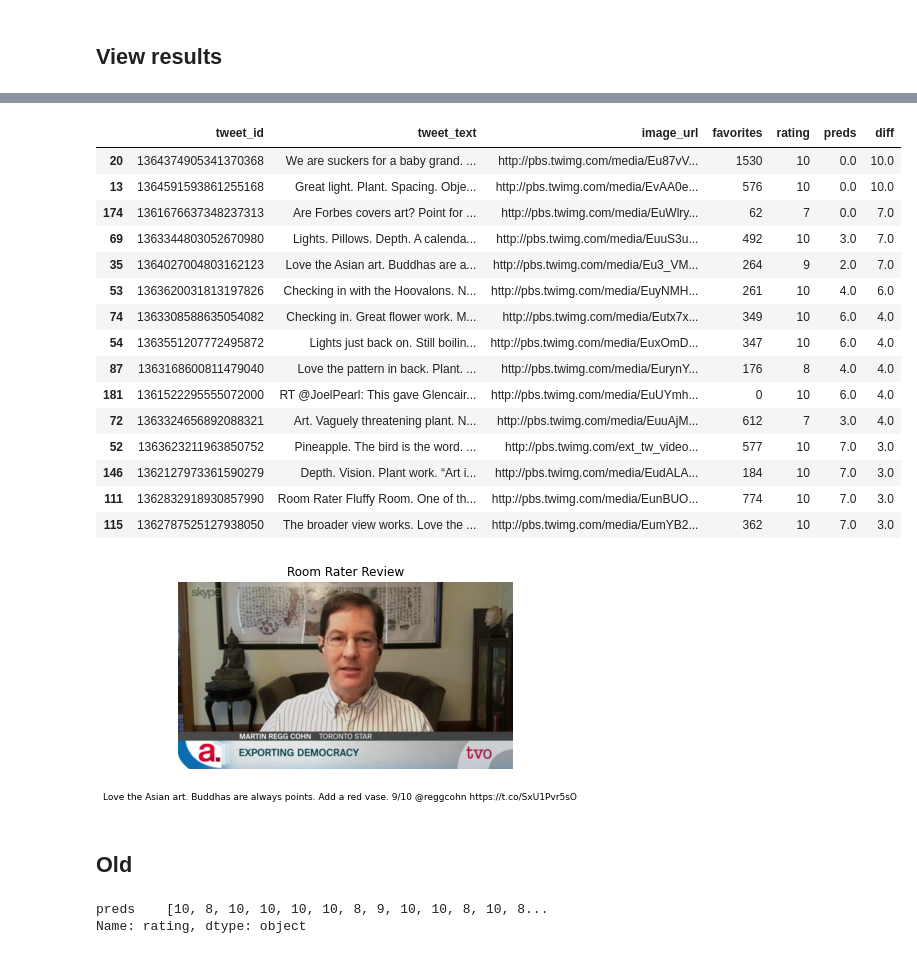
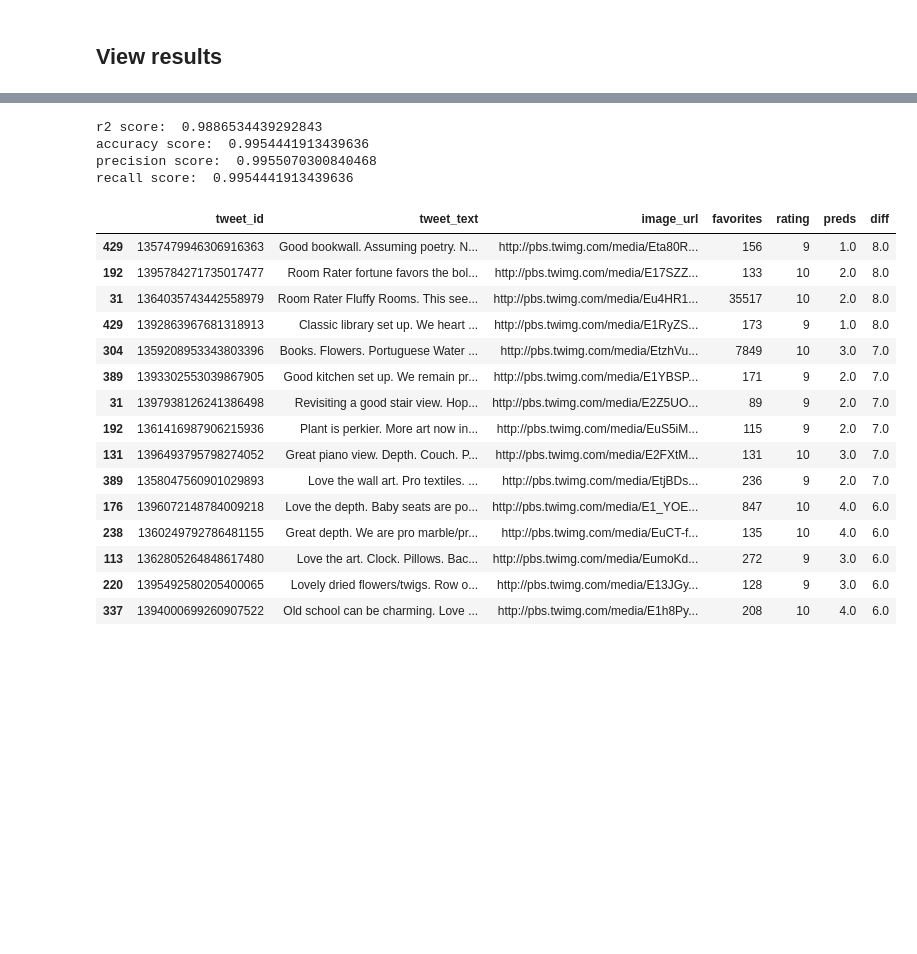
Before and after one commit to laurenmarar/RoomRater, a Jupyter notebook: RoomRater.ipynb, the cells around one changed output, grey strips where cells are left out. Cells and saved outputs as stored; diff of their text form; code cells hidden in the pictures; blank space fills up the shorter version.

```diff
--- a/RoomRater.ipynb
+++ b/RoomRater.ipynb
@@ -145,6 +176,8 @@ df.head(4)
 # Select records with rating
 def clean_data(df):
     """Input raw tweet dataframe and return cleaned dataframe"""
+    df = df.copy()
+
     rated = df[df['tweet_text'].str.contains('/10')]
 
     rated['rating'] = rated['tweet_text'].str.split('/10').str[0].str.split(' ').str[-1]
@@ -356,0 +472,3 @@ rated_copy['diff'] = rated_copy['rating']-rated_copy['preds']
+# %%
+rated_filtered = rated_clean.query('rating > 0')
+rated_filtered.describe()
@@ -356,0 +485,9 @@ rated_copy['diff'] = rated_copy['rating']-rated_copy['preds']
+# %%
+X2 = rated_filtered['tweet_text']
+y2 = rated_filtered['rating']
+
+X_train2, X_test2, y_train2, y_test2 = train_test_split(X2, y2, test_size=0.2)
+
+model2 = build_model()
+
+model2.fit(X_train, y_train)
@@ -357,30 +509,39 @@ rated_copy['diff'] = rated_copy['rating']-rated_copy['preds']
+# %%
+y_pred2 = model2.predict(X_test2)
+
+print_scores(y_test2, y_pred2)
+
+# print('r2 score: ', sklearn.metrics.r2_score(y_test2, y_pred2))
+
+# print('accuracy score: ', accuracy_score(y_test2, y_pred2))
+
+# print('precision score: ', precision_score(y_test2, y_pred2, average='weighted'))
+
+# print('recall score: ', recall_score(y_test2, y_pred2, average='weighted'))
+# %% [output]
+r2 score:  0.9886534439292843
+accuracy score:  0.9954441913439636
+precision score:  0.9955070300840468
+recall score:  0.9954441913439636
 # %%
-rated_copy.sort_values(by=['diff'], ascending=False).head(15)
+rated_copy2 = rated_filtered.copy()
+rated_copy2['preds'] = pd.Series(y_pred2)
+rated_copy2['diff'] = rated_copy2['rating']-rated_copy2['preds']
+rated_copy2.sort_values(by=['diff'], ascending=False).head(15)
 # %% [output]
 |  | tweet_id | tweet_text | image_url | favorites | rating | preds | diff |
-| 20 | 1364374905341370368 | We are suckers for a baby grand. ... | http://pbs.twimg.com/media/Eu87vV... | 1530 | 10 | 0.0 | 10.0 |
-| 13 | 1364591593861255168 | Great light. Plant. Spacing. Obje... | http://pbs.twimg.com/media/EvAA0e... | 576 | 10 | 0.0 | 10.0 |
-| 174 | 1361676637348237313 | Are Forbes covers art? Point for ... | http://pbs.twimg.com/media/EuWlry... | 62 | 7 | 0.0 | 7.0 |
-| 69 | 1363344803052670980 | Lights. Pillows. Depth. A calenda... | http://pbs.twimg.com/media/EuuS3u... | 492 | 10 | 3.0 | 7.0 |
-| 35 | 1364027004803162123 | Love the Asian art. Buddhas are a... | http://pbs.twimg.com/media/Eu3_VM... | 264 | 9 | 2.0 | 7.0 |
-| 53 | 1363620031813197826 | Checking in with the Hoovalons. N... | http://pbs.twimg.com/media/EuyNMH... | 261 | 10 | 4.0 | 6.0 |
-| 74 | 1363308588635054082 | Checking in. Great flower work. M... | http://pbs.twimg.com/media/Eutx7x... | 349 | 10 | 6.0 | 4.0 |
-| 54 | 1363551207772495872 | Lights just back on. Still boilin... | http://pbs.twimg.com/media/EuxOmD... | 347 | 10 | 6.0 | 4.0 |
-| 87 | 1363168600811479040 | Love the pattern in back. Plant. ... | http://pbs.twimg.com/media/EurynY... | 176 | 8 | 4.0 | 4.0 |
-| 181 | 1361522295555072000 | RT @JoelPearl: This gave Glencair... | http://pbs.twimg.com/media/EuUYmh... | 0 | 10 | 6.0 | 4.0 |
-| 72 | 1363324656892088321 | Art. Vaguely threatening plant. N... | http://pbs.twimg.com/media/EuuAjM... | 612 | 7 | 3.0 | 4.0 |
-| 52 | 1363623211963850752 | Pineapple. The bird is the word. ... | http://pbs.twimg.com/ext_tw_video... | 577 | 10 | 7.0 | 3.0 |
-| 146 | 1362127973361590279 | Depth. Vision. Plant work. “Art i... | http://pbs.twimg.com/media/EudALA... | 184 | 10 | 7.0 | 3.0 |
-| 111 | 1362832918930857990 | Room Rater Fluffy Room. One of th... | http://pbs.twimg.com/media/EunBUO... | 774 | 10 | 7.0 | 3.0 |
-| 115 | 1362787525127938050 | The broader view works. Love the ... | http://pbs.twimg.com/media/EumYB2... | 362 | 10 | 7.0 | 3.0 |
+| 429 | 1357479946306916363 | Good bookwall. Assuming poetry. N... | http://pbs.twimg.com/media/Eta80R... | 156 | 9 | 1.0 | 8.0 |
+| 192 | 1395784271735017477 | Room Rater fortune favors the bol... | http://pbs.twimg.com/media/E17SZZ... | 133 | 10 | 2.0 | 8.0 |
+| 31 | 1364035743442558979 | Room Rater Fluffy Rooms. This see... | http://pbs.twimg.com/media/Eu4HR1... | 35517 | 10 | 2.0 | 8.0 |
+| 429 | 1392863967681318913 | Classic library set up. We heart ... | http://pbs.twimg.com/media/E1RyZS... | 173 | 9 | 1.0 | 8.0 |
+| 304 | 1359208953343803396 | Books. Flowers. Portuguese Water ... | http://pbs.twimg.com/media/EtzhVu... | 7849 | 10 | 3.0 | 7.0 |
+| 389 | 1393302553039867905 | Good kitchen set up. We remain pr... | http://pbs.twimg.com/media/E1YBSP... | 171 | 9 | 2.0 | 7.0 |
+| 31 | 1397938126241386498 | Revisiting a good stair view. Hop... | http://pbs.twimg.com/media/E2Z5UO... | 89 | 9 | 2.0 | 7.0 |
+| 192 | 1361416987906215936 | Plant is perkier. More art now in... | http://pbs.twimg.com/media/EuS5iM... | 115 | 9 | 2.0 | 7.0 |
+| 131 | 1396493795798274052 | Great piano view. Depth. Couch. P... | http://pbs.twimg.com/media/E2FXtM... | 131 | 10 | 3.0 | 7.0 |
+| 389 | 1358047560901029893 | Love the wall art. Pro textiles. ... | http://pbs.twimg.com/media/EtjBDs... | 236 | 9 | 2.0 | 7.0 |
+| 176 | 1396072148784009218 | Love the depth. Baby seats are po... | http://pbs.twimg.com/media/E1_YOE... | 847 | 10 | 4.0 | 6.0 |
+| 238 | 1360249792786481155 | Great depth. We are pro marble/pr... | http://pbs.twimg.com/media/EuCT-f... | 135 | 10 | 4.0 | 6.0 |
+| 113 | 1362805264848617480 | Love the art. Clock. Pillows. Bac... | http://pbs.twimg.com/media/EumoKd... | 272 | 9 | 3.0 | 6.0 |
+| 220 | 1395492580205400065 | Lovely dried flowers/twigs. Row o... | http://pbs.twimg.com/media/E13JGy... | 128 | 9 | 3.0 | 6.0 |
+| 337 | 1394000699260907522 | Old school can be charming. Love ... | http://pbs.twimg.com/media/E1h8Py... | 208 | 10 | 4.0 | 6.0 |
-# %%
-display_image(rated_copy,35)
-# %% [output]
-[figure, removed]
-# %% [markdown]
-## Old
-# %%
-y_test[['preds']]
-# %% [output]
-preds    [10, 8, 10, 10, 10, 10, 8, 9, 10, 10, 8, 10, 8...
-Name: rating, dtype: object
```
Also changed, not shown: parts of 51 cells of this notebook, 1 other file.
